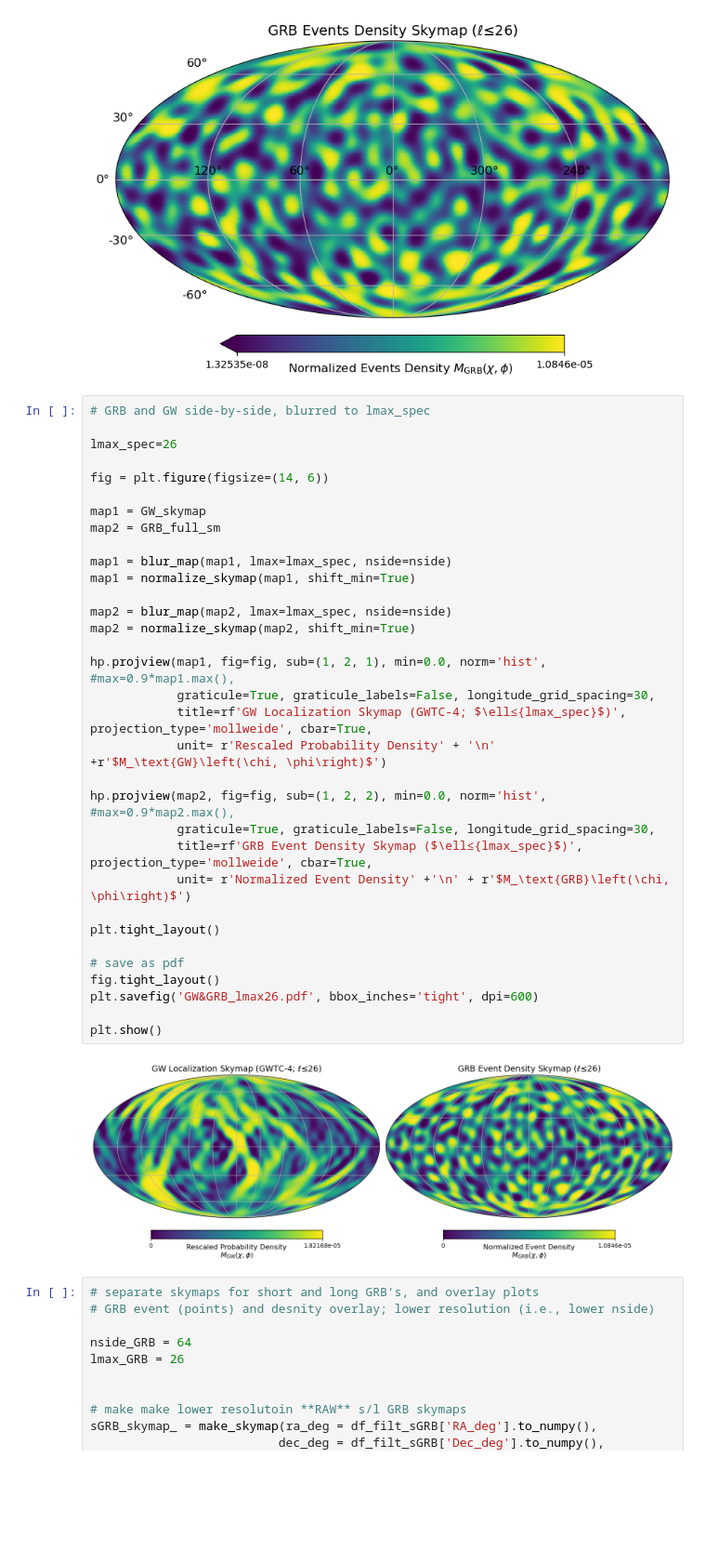
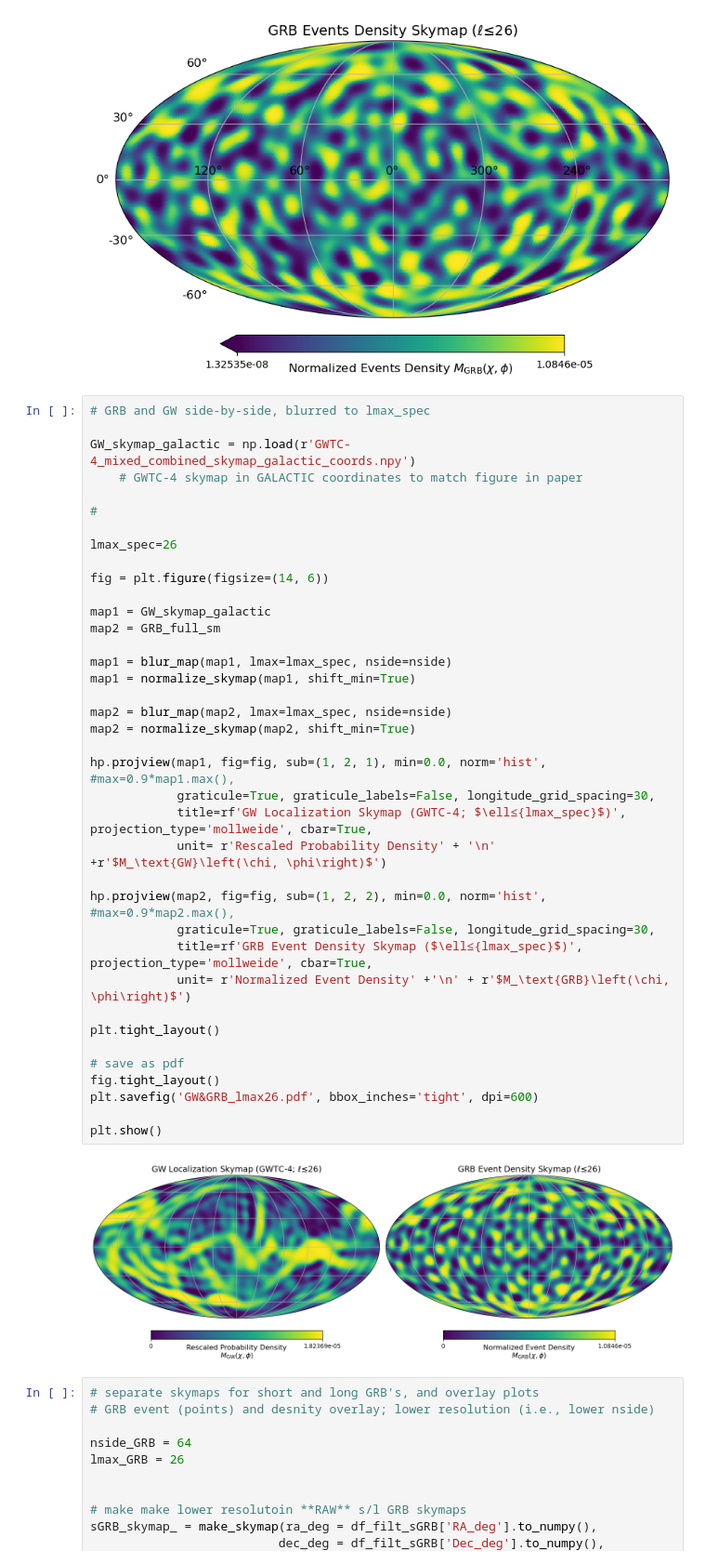
Before and after one commit to SSL32081/Testing-anisotropy-with-GW-and-GRB, a Jupyter notebook: production/GRBXGW_harmonic_analysis.ipynb, the cells around one changed output. Shown at 93% size. Cells and saved outputs as stored; diff of their text form; blank space fills up the shorter version.

Commit message:
Add files via upload
udpated GW & GRB skymap maker to use galactic coordinates for GW instead

```diff
--- a/production/GRBXGW_harmonic_analysis.ipynb
+++ b/production/GRBXGW_harmonic_analysis.ipynb
@@ -151,39 +151,44 @@ plot_skymap(normalize_skymap(blur_map(GRB_full_sm, lmax=lmax, remove_monopole=Fa
 [figure]
 # %%
 # GRB and GW side-by-side, blurred to lmax_spec
+
+GW_skymap_galactic = np.load(r'GWTC-4_mixed_combined_skymap_galactic_coords.npy')
+    # GWTC-4 skymap in GALACTIC coordinates to match figure in paper
+
+#
 
 lmax_spec=26
 
 fig = plt.figure(figsize=(14, 6))
 
-map1 = GW_skymap
+map1 = GW_skymap_galactic
 map2 = GRB_full_sm
 
 map1 = blur_map(map1, lmax=lmax_spec, nside=nside)
 map1 = normalize_skymap(map1, shift_min=True)
 
 map2 = blur_map(map2, lmax=lmax_spec, nside=nside)
 map2 = normalize_skymap(map2, shift_min=True)
 
 hp.projview(map1, fig=fig, sub=(1, 2, 1), min=0.0, norm='hist', #max=0.9*map1.max(),
             graticule=True, graticule_labels=False, longitude_grid_spacing=30,
             title=rf'GW Localization Skymap (GWTC-4; $\ell≤{lmax_spec}$)', projection_type='mollweide', cbar=True,
             unit= r'Rescaled Probability Density' + '\n' +r'$M_\text{GW}\left(\chi, \phi\right)$')
 
 hp.projview(map2, fig=fig, sub=(1, 2, 2), min=0.0, norm='hist', #max=0.9*map2.max(),
             graticule=True, graticule_labels=False, longitude_grid_spacing=30,
             title=rf'GRB Event Density Skymap ($\ell≤{lmax_spec}$)', projection_type='mollweide', cbar=True,
             unit= r'Normalized Event Density' +'\n' + r'$M_\text{GRB}\left(\chi, \phi\right)$')
 
 plt.tight_layout()
 
 # save as pdf
 fig.tight_layout()
 plt.savefig('GW&GRB_lmax26.pdf', bbox_inches='tight', dpi=600)
 
 plt.show()
 # %% [output]
-[figure, old version]
+[figure, new version]
 # %%
 # separate skymaps for short and long GRB's, and overlay plots
 # GRB event (points) and desnity overlay; lower resolution (i.e., lower nside)
```
Also changed, not shown: parts of 1 cell of this notebook.
